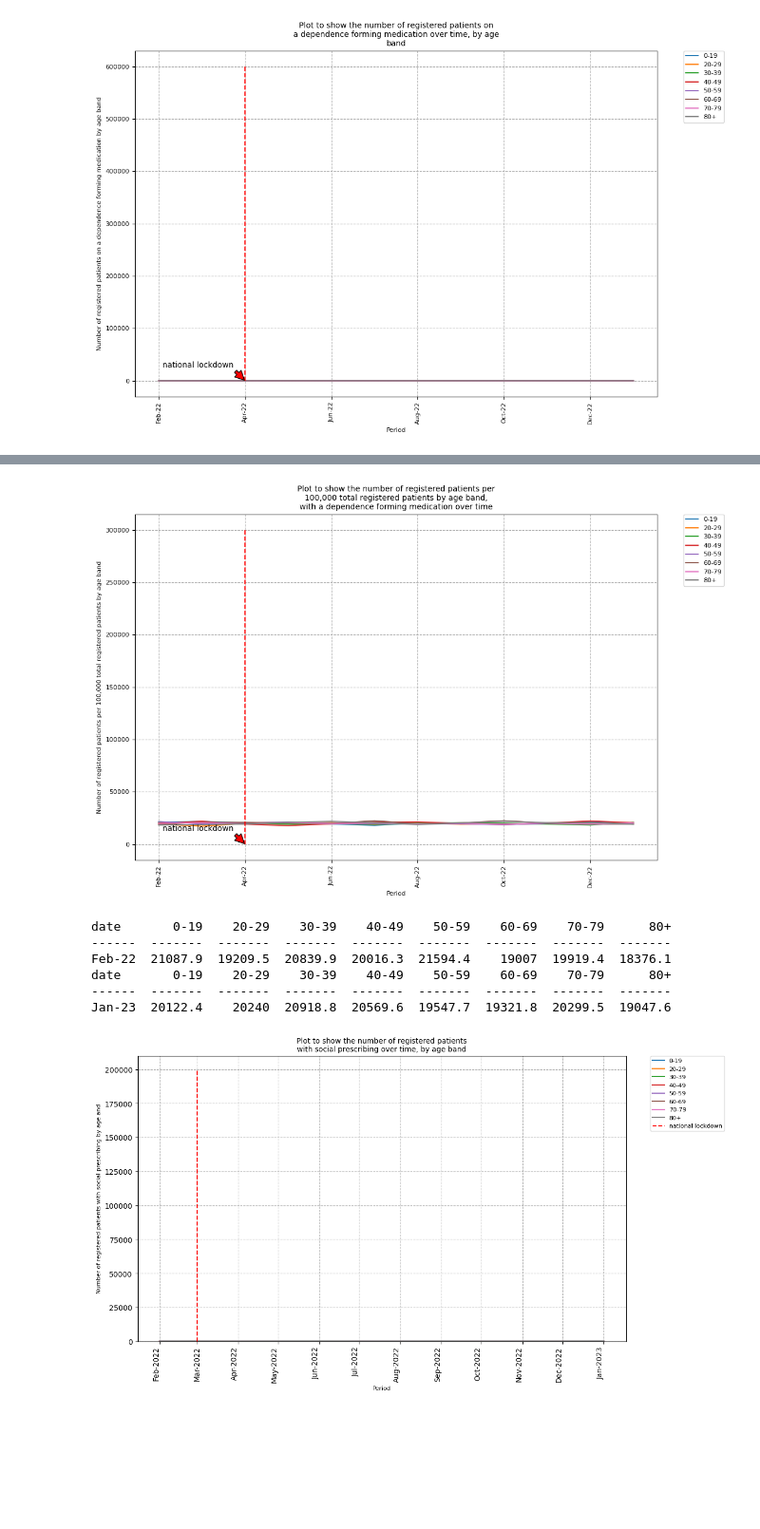
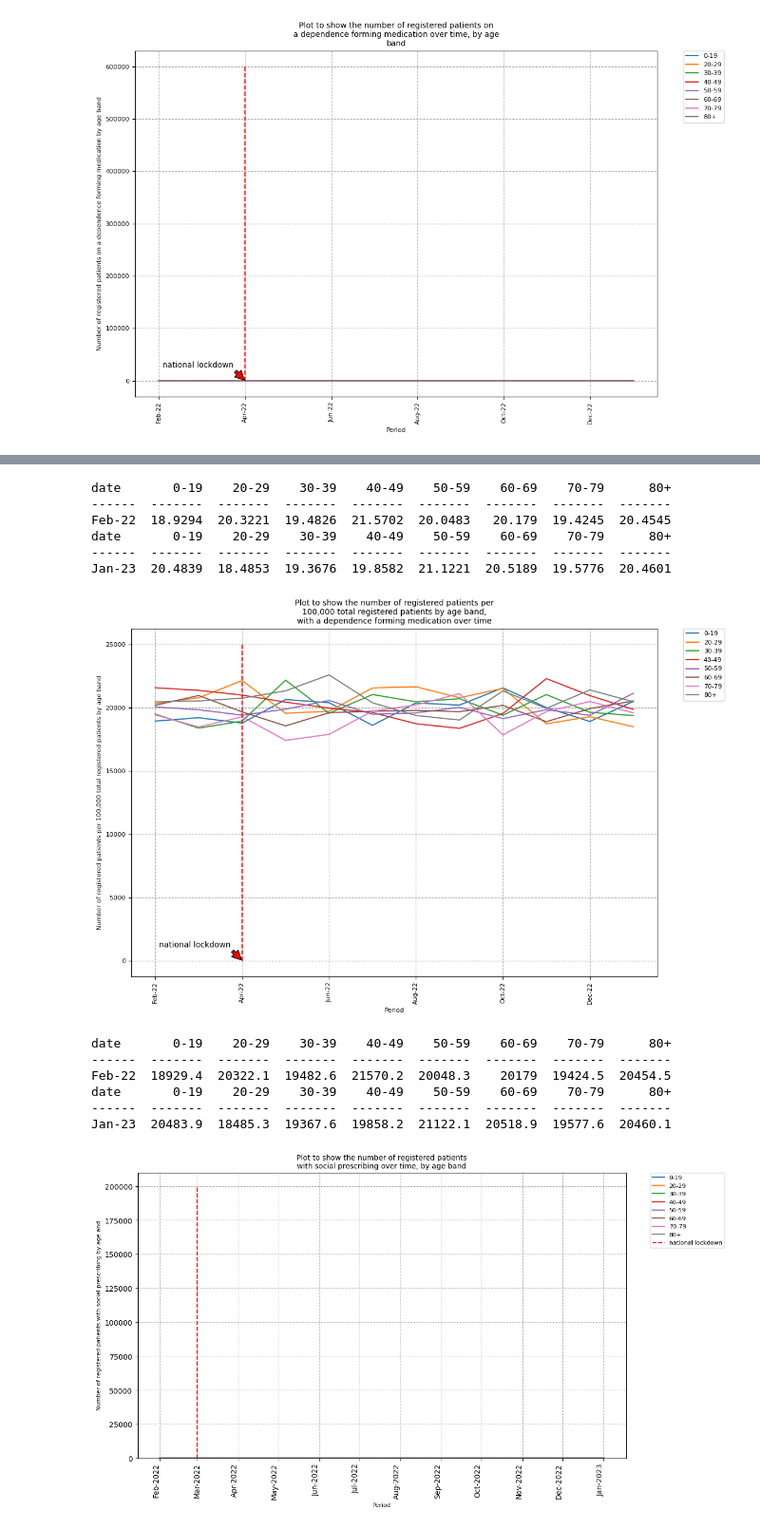
Before and after one commit to opensafely/dfms-covid19, a Jupyter notebook: analysis/report_3a_demograhics_age.ipynb, the cells around one changed output, grey strips where cells are left out. Shown at 95% size. Drawn from its saved outputs; the diff is of its cells as text; code cells hidden in the pictures; blank space fills up the shorter version.

Commit message:
additional graphs added

```diff
--- a/analysis/report_3a_demograhics_age.ipynb
+++ b/analysis/report_3a_demograhics_age.ipynb
@@ -115,0 +116,26 @@ Jan-23   13.22    12.71    12.81    13.07    12.16    12.31    12.26  11.46
+# %%
+data_measure_dfm_medications_age_rate['value'] = 100 * data_measure_dfm_medications_age_rate['value']
+df_measure_age_population_rate = pd.DataFrame.pivot(data_measure_dfm_medications_age_rate, index='date', columns='age_band', values='value')
+df_measure_age_population_rate.index = pd.to_datetime(df_measure_age_population_rate.index).strftime('%b-%y')
+ax = df_measure_age_population_rate.plot(fontsize=8, figsize=(12,8), rot=0)
+ax.set_xlabel('Period', fontsize=8)
+ax.set_ylabel('Percentage of registered patients on a dependence forming medication by age band ', fontsize=8)
+ax.vlines(
+        x=2,
+        ymin=0,
+        ymax=30,
+        colors="red",
+        ls="--",
+    )
+ax.annotate('national lockdown',
+            xy=(2, 1), xycoords='data',
+            xytext=(-15, 25), textcoords='offset points',
+            arrowprops=dict(facecolor='red', shrink=0.05),
+            horizontalalignment='right', verticalalignment='top')
+title = 'Plot to show the percentage of total registered patients within each age band on a dependence forming medication over time'
+plt.title('\n'.join(wrap(title,50)), fontsize=10)
+plt.legend(bbox_to_anchor=(1.05, 1), loc='upper left', borderaxespad=0, fontsize=8)
+plt.grid(linestyle="dashed")
+plt.xticks(rotation=90)
+plt.savefig(f"../output/measure_age_population_rate_plot.png", bbox_inches='tight', dpi=150)
+plt.show()
@@ -116,42 +144,52 @@ Jan-23   13.22    12.71    12.81    13.07    12.16    12.31    12.26  11.46
+# %%
+print(tabulate(df_measure_age_population_rate.iloc[:1], headers='keys', tablefmt = 'simple'))
+print(tabulate(df_measure_age_population_rate.iloc[-1:], headers='keys', tablefmt = 'simple'))
+# %% [output]
+date       0-19    20-29    30-39    40-49    50-59    60-69    70-79      80+
+------  -------  -------  -------  -------  -------  -------  -------  -------
+Feb-22  18.9294  20.3221  19.4826  21.5702  20.0483   20.179  19.4245  20.4545
+date       0-19    20-29    30-39    40-49    50-59    60-69    70-79      80+
+------  -------  -------  -------  -------  -------  -------  -------  -------
+Jan-23  20.4839  18.4853  19.3676  19.8582  21.1221  20.5189  19.5776  20.4601
 # %%
 df_temp = pd.DataFrame(data_measure_dfm_medications_age_rate)
 df_age_research_population=df_temp.assign(weighted_research_population=lambda x: x.research_population / (x.population / 100000))
 df_age_research_population = pd.DataFrame.pivot(df_age_research_population, index='date', columns='age_band', values='weighted_research_population')
 df_age_research_population.index = pd.to_datetime(df_age_research_population.index).strftime('%b-%y')
 ax = df_age_research_population.plot(fontsize=8, figsize=(12,8))
 ax.set_xlabel('Period', fontsize=8)
 ax.set_ylabel('Number of registered patients per 100,000 total registered patients by age band', fontsize=8)
 ax.vlines(
         x=2,
         ymin=0,
-        ymax=15000,
+        ymax=25000,
         colors="red",
         ls="--",
     )
 ax.annotate('national lockdown',
             xy=(2, 1), xycoords='data',
             xytext=(-15, 25), textcoords='offset points',
             arrowprops=dict(facecolor='red', shrink=0.05),
             horizontalalignment='right', verticalalignment='top')
 title = 'Plot to show the number of registered patients per 100,000 total registered patients by age band, with a dependence forming medication over time'
 plt.title('\n'.join(wrap(title,50)), fontsize=10)
 plt.legend(bbox_to_anchor=(1.05, 1), loc='upper left', borderaxespad=0, fontsize=8)
 plt.grid(linestyle="dashed")
 plt.xticks(rotation=90)
 plt.savefig(f"../output/measure_dfm_medications_age_band_weighted_plot.png", bbox_inches='tight', dpi=150)
 plt.show()
 # %% [output]
-[figure, old version]
+[figure, new version]
 # %%
 print(tabulate(df_age_research_population.iloc[:1], headers='keys', tablefmt = 'simple'))
 print(tabulate(df_age_research_population.iloc[-1:], headers='keys', tablefmt = 'simple'))
 # %% [output]
 date       0-19    20-29    30-39    40-49    50-59    60-69    70-79      80+
 ------  -------  -------  -------  -------  -------  -------  -------  -------
-Feb-22  21087.9  19209.5  20839.9  20016.3  21594.4    19007  19919.4  18376.1
+Feb-22  18929.4  20322.1  19482.6  21570.2  20048.3    20179  19424.5  20454.5
 date       0-19    20-29    30-39    40-49    50-59    60-69    70-79      80+
 ------  -------  -------  -------  -------  -------  -------  -------  -------
-Jan-23  20122.4    20240  20918.8  20569.6  19547.7  19321.8  20299.5  19047.6
+Jan-23  20483.9  18485.3  19367.6  19858.2  21122.1  20518.9  19577.6  20460.1
 # %%
 data_measure_social_prescribing_age_rate = pd.read_csv("../output/measure_compare_medications_by_age_band_socialrx_v_consultation_rate.csv", usecols=["date", "age_band", "with_medication", "with_social_prescribing", "with_consultation", "population", "research_population"], parse_dates=["date"])
 data_measure_social_prescribing_age_rate = data_measure_social_prescribing_age_rate.loc[data_measure_social_prescribing_age_rate["with_social_prescribing"] == 1, :]
```
Also changed, not shown: parts of 14 cells of this notebook, 5 other files.
